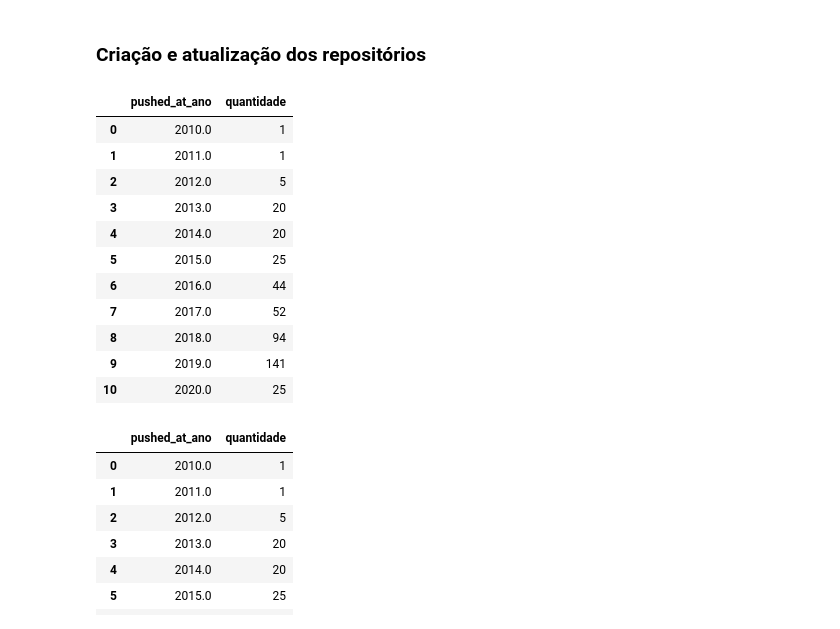
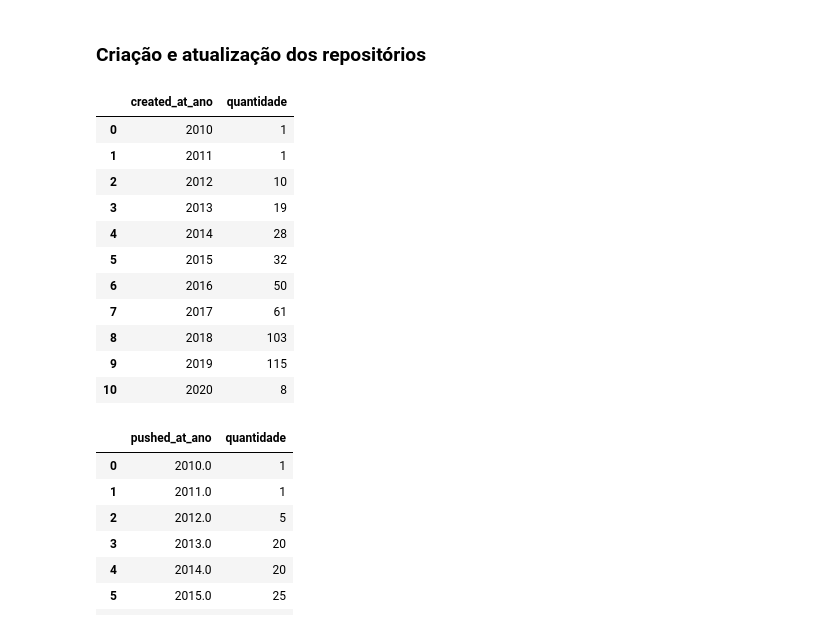
Before and after one commit to Lorenaps/caracterizacao-dados-abertos-gov, a Jupyter notebook: analysis/analysis_repositories.ipynb, the cells around one changed output. Drawn from its saved outputs; the diff is of its cells as text; code cells hidden in the pictures.

```diff
--- a/analysis/analysis_repositories.ipynb
+++ b/analysis/analysis_repositories.ipynb
@@ -188,0 +193,2 @@ A partir do campo _location_ do _owner_ do repositório - Top 15
+# %%
+repo['owner_location'] = repo['owner_location'].fillna("Não Informado")
@@ -209,21 +290,21 @@ repo.groupby('owner_location').size().reset_index(name='Quantidade').sort_values
 ### Criação e atualização dos repositórios
 # %%
 created_repo = repo[['full_name', 'created_at_ano']]
-pushed_by_year = pushed_repo.groupby('pushed_at_ano').size().reset_index(name='quantidade').sort_values('pushed_at_ano')
-pushed_by_year
+created_by_year = created_repo.groupby('created_at_ano').size().reset_index(name='quantidade').sort_values('created_at_ano')
+created_by_year
 # %% [output]
-|  | pushed_at_ano | quantidade |
-| 0 | 2010.0 | 1 |
-| 1 | 2011.0 | 1 |
-| 2 | 2012.0 | 5 |
-| 3 | 2013.0 | 20 |
-| 4 | 2014.0 | 20 |
-| 5 | 2015.0 | 25 |
-| 6 | 2016.0 | 44 |
-| 7 | 2017.0 | 52 |
-| 8 | 2018.0 | 94 |
-| 9 | 2019.0 | 141 |
-| 10 | 2020.0 | 25 |
+|  | created_at_ano | quantidade |
+| 0 | 2010 | 1 |
+| 1 | 2011 | 1 |
+| 2 | 2012 | 10 |
+| 3 | 2013 | 19 |
+| 4 | 2014 | 28 |
+| 5 | 2015 | 32 |
+| 6 | 2016 | 50 |
+| 7 | 2017 | 61 |
+| 8 | 2018 | 103 |
+| 9 | 2019 | 115 |
+| 10 | 2020 | 8 |
 # %%
 pushed_repo = repo[['full_name', 'pushed_at_ano']]
 pushed_by_year = pushed_repo.groupby('pushed_at_ano').size().reset_index(name='quantidade').sort_values('pushed_at_ano')
```
Also changed, not shown: parts of 6 cells of this notebook.
